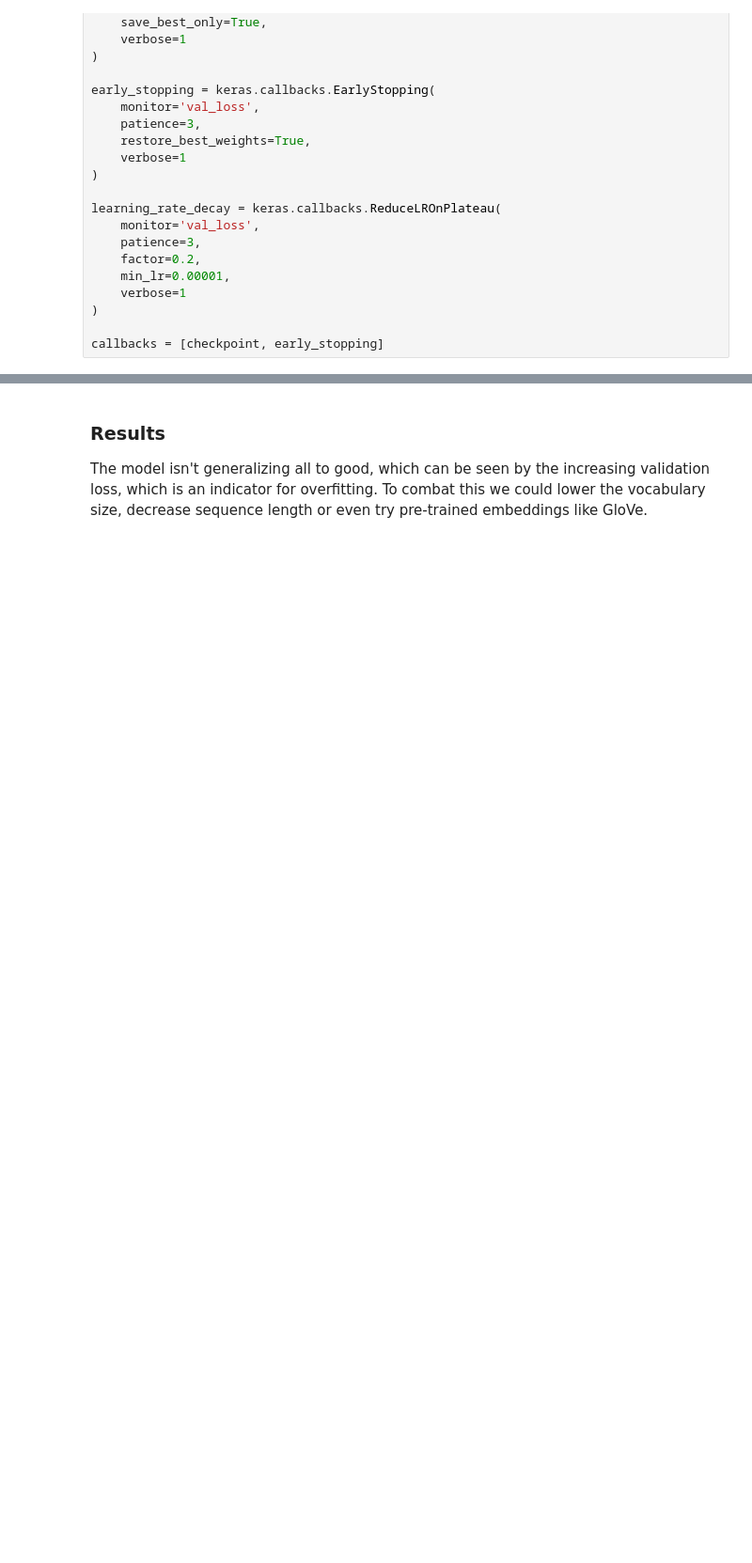
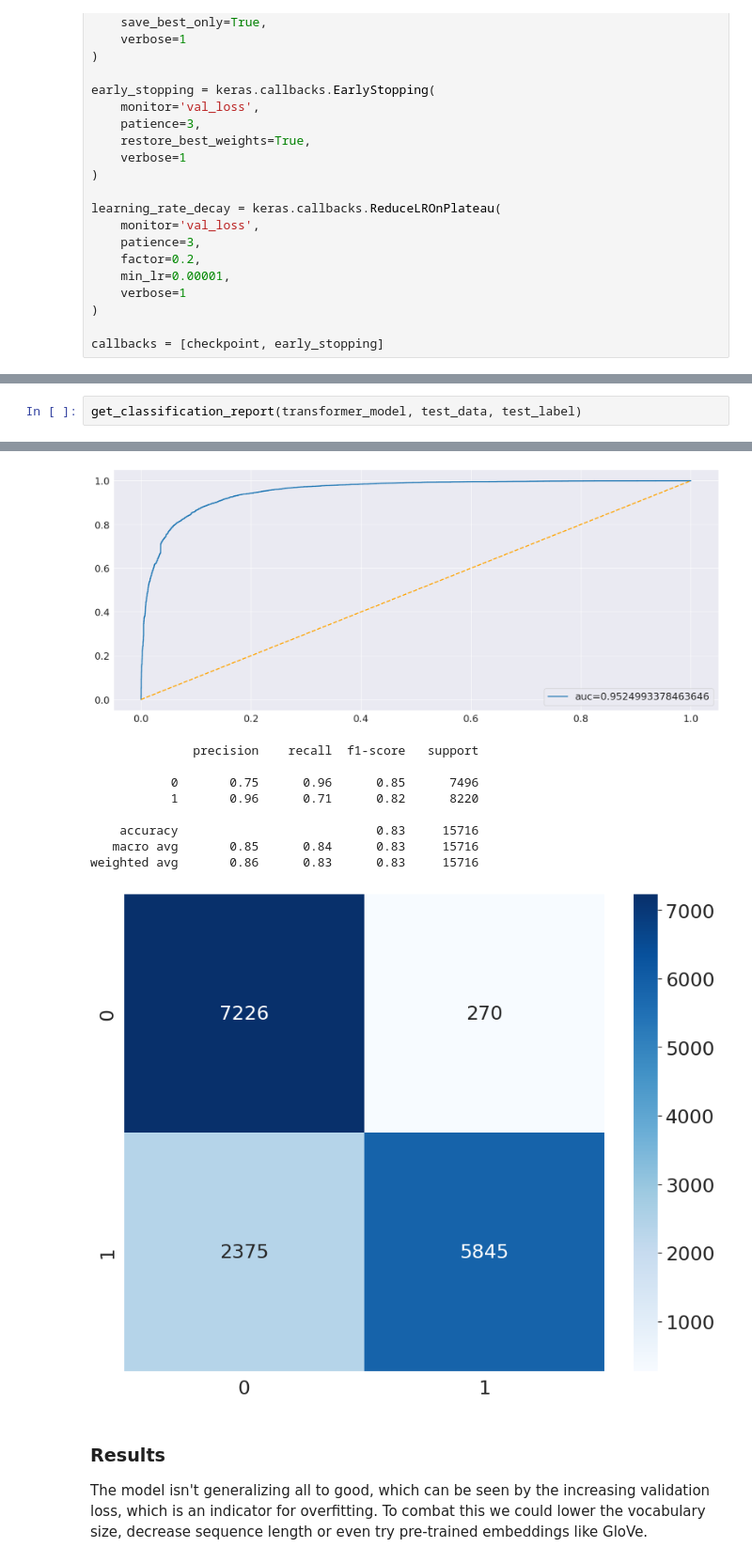
Before and after one commit to MaltePetersen/Sentiment-Analyse, a Jupyter notebook: sentiment_analyses_mc_donalds_imdb_transformer.ipynb, the cells around one changed output, grey strips where cells are left out. Shown: that part at 94% size. Drawn from its saved outputs; the diff is of its cells as text; blank space fills up the shorter version.

Commit message:
add classficiation report for first transformer run

```diff
--- a/sentiment_analyses_mc_donalds_imdb_transformer.ipynb
+++ b/sentiment_analyses_mc_donalds_imdb_transformer.ipynb
@@ -311,0 +331,3 @@ transformer_model.evaluate(test_data, test_label)
+# %%
+get_classification_report(transformer_model, test_data, test_label)
+# %% [output]
@@ -312,3 +335,13 @@ transformer_model.evaluate(test_data, test_label)
+[figure, added]
+              precision    recall  f1-score   support
+
+           0       0.75      0.96      0.85      7496
+           1       0.96      0.71      0.82      8220
+
+    accuracy                           0.83     15716
+   macro avg       0.85      0.84      0.83     15716
+weighted avg       0.86      0.83      0.83     15716
+[figure, added]
 # %% [markdown]
 ### Results
 The model isn't generalizing all to good, which can be seen by the increasing validation loss, which is an indicator for overfitting. To combat this we could lower the vocabulary size, decrease sequence length or even try pre-trained embeddings like GloVe.
```
Also changed, not shown: parts of 9 cells of this notebook, 2 other files.
